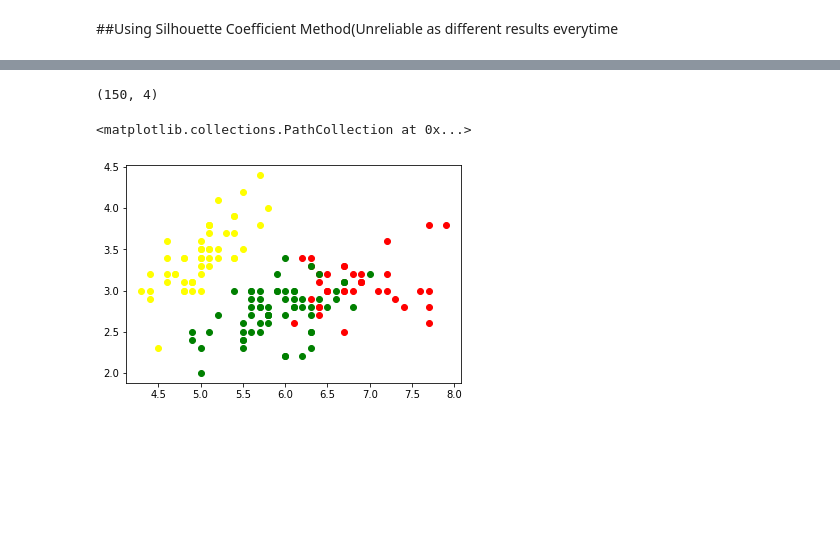
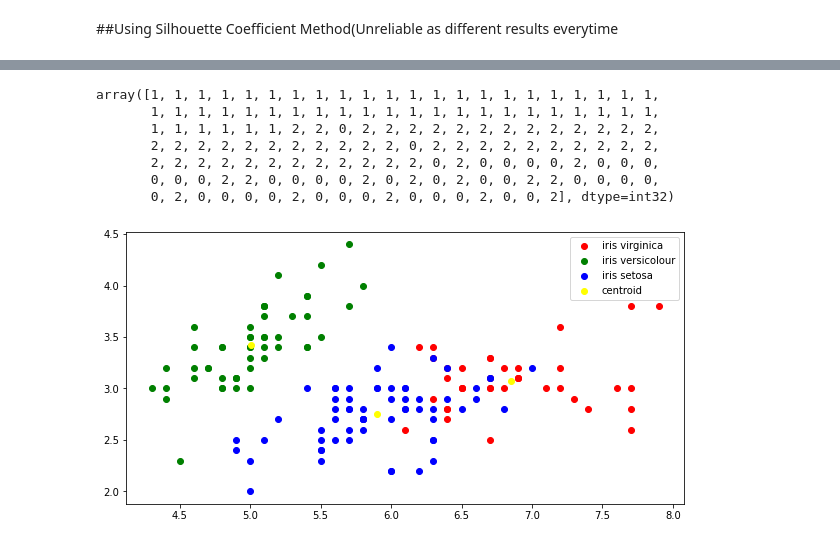
Before and after one commit to sury1999/Data-Analysis-Projects, a Jupyter notebook: Grip_Task2_Optimal_Cluster.ipynb, the cells around one changed output, grey strips where cells are left out. Drawn from its saved outputs; the diff is of its cells as text; code cells hidden in the pictures; blank space fills up the shorter version.

```diff
--- a/Grip_Task2_Optimal_Cluster.ipynb
+++ b/Grip_Task2_Optimal_Cluster.ipynb
@@ -56,13 +56,24 @@ plt.plot(range(2,11), silhouette_coef)
 # %%
 kmean = KMeans(n_clusters=3, init='k-means++', n_init=10, max_iter=300, random_state=0)
 Y = kmean.fit_predict(X)
+Y
 # %% [output]
-(150, 4)
+array([1, 1, 1, 1, 1, 1, 1, 1, 1, 1, 1, 1, 1, 1, 1, 1, 1, 1, 1, 1, 1, 1,
+       1, 1, 1, 1, 1, 1, 1, 1, 1, 1, 1, 1, 1, 1, 1, 1, 1, 1, 1, 1, 1, 1,
+       1, 1, 1, 1, 1, 1, 2, 2, 0, 2, 2, 2, 2, 2, 2, 2, 2, 2, 2, 2, 2, 2,
+       2, 2, 2, 2, 2, 2, 2, 2, 2, 2, 2, 0, 2, 2, 2, 2, 2, 2, 2, 2, 2, 2,
+       2, 2, 2, 2, 2, 2, 2, 2, 2, 2, 2, 2, 0, 2, 0, 0, 0, 0, 2, 0, 0, 0,
+       0, 0, 0, 2, 2, 0, 0, 0, 0, 2, 0, 2, 0, 2, 0, 0, 2, 2, 0, 0, 0, 0,
+       0, 2, 0, 0, 0, 0, 2, 0, 0, 0, 2, 0, 0, 0, 2, 0, 0, 2], dtype=int32)
 # %%
 #Sepal Plots
-plt.scatter(X[Y==0, 0], X[Y==0, 1], color='red')
-plt.scatter(X[Y==1, 0], X[Y==1, 1], color='yellow')
-plt.scatter(X[Y==2, 0], X[Y==2, 1], color='green')
+plt.subplots(figsize=(10,5))
+plt.scatter(X[Y==0, 0], X[Y==0, 1], color='red', label='iris virginica')
+plt.scatter(X[Y==1, 0], X[Y==1, 1], color='green', label='iris versicolour')
+plt.scatter(X[Y==2, 0], X[Y==2, 1], color='blue', label='iris setosa')
+#centroid
+plt.scatter(kmean.cluster_centers_[:,0], kmean.cluster_centers_[:,1], color='yellow', label='centroid')
+plt.legend()
+plt.show()
 # %% [output]
-<matplotlib.collections.PathCollection at 0x...>
-[figure, old version]
+[figure, new version]
```
Also changed, not shown: parts of 3 cells of this notebook.
